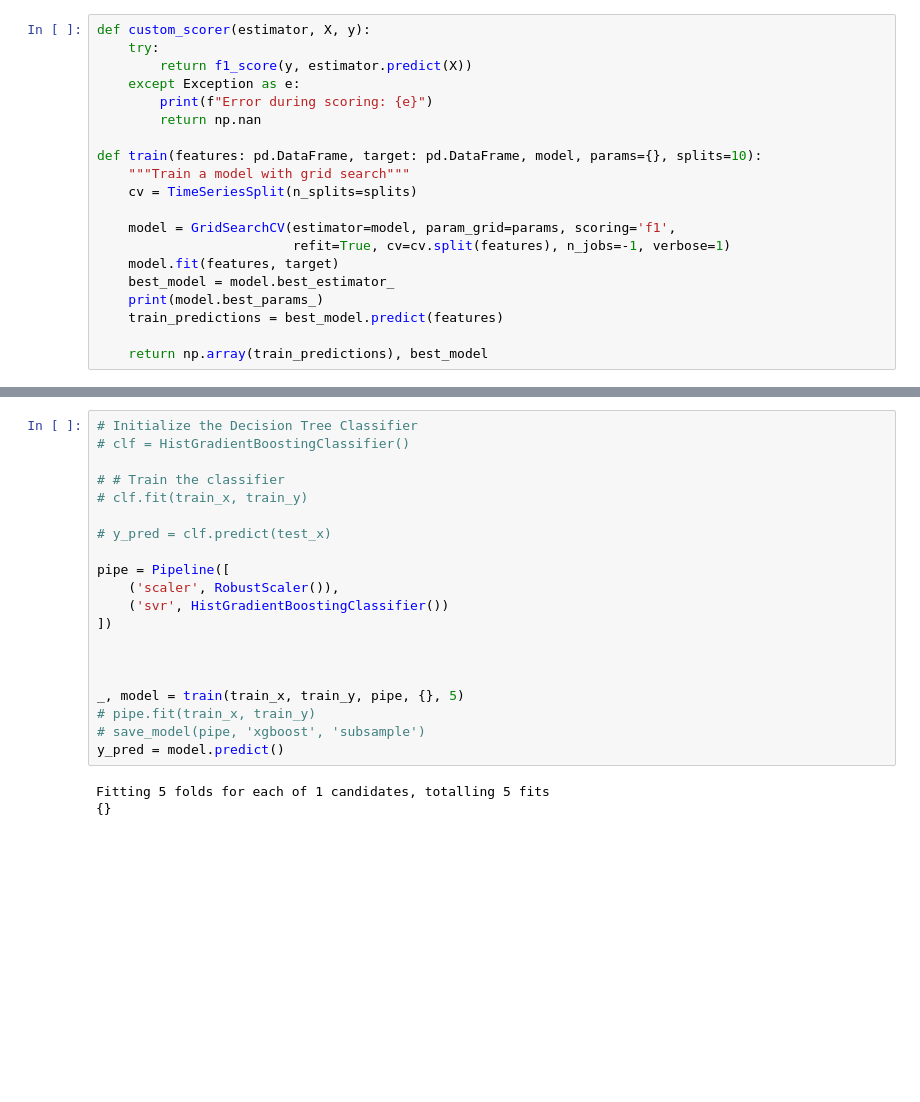
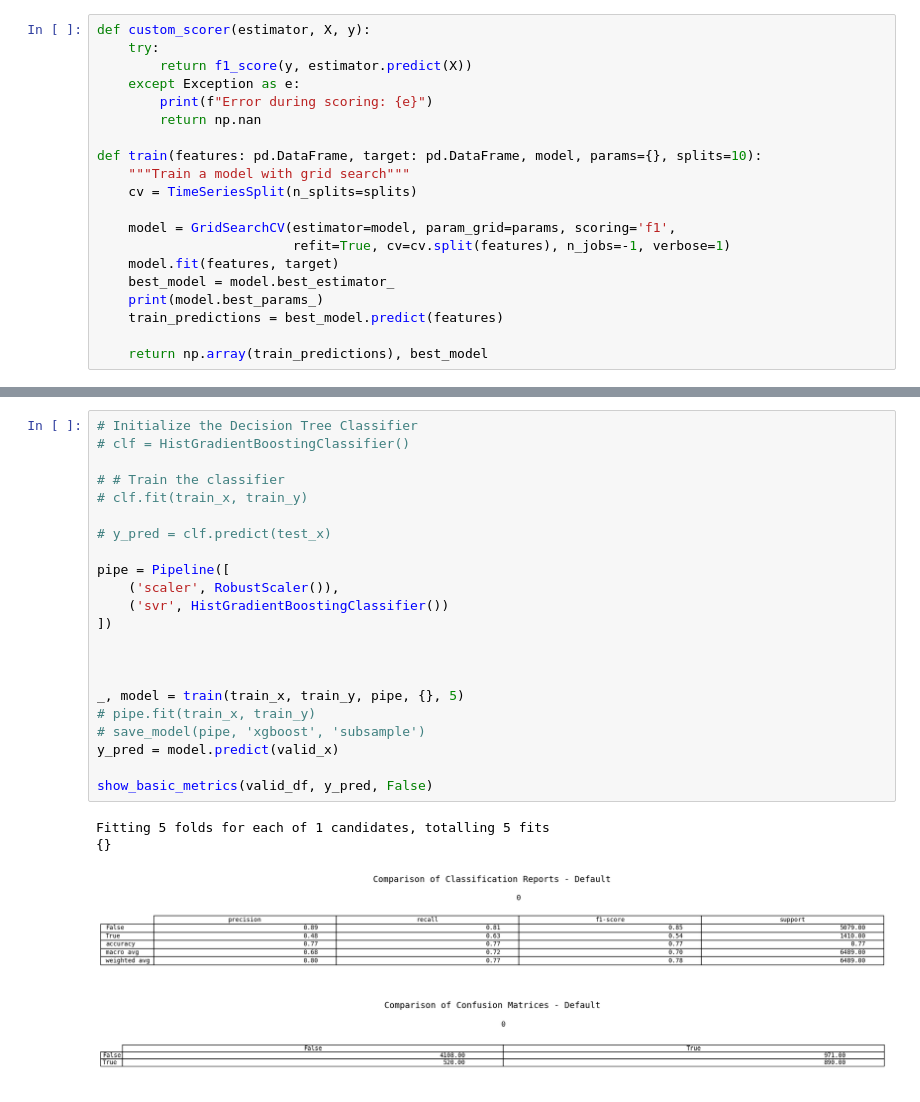
Before and after one commit to SmallNub/tweedejaars_project, a Jupyter notebook: notebooks/subsample_model.ipynb, the cells around one changed output, grey strips where cells are left out. Drawn from its saved outputs; the diff is of its cells as text; blank space fills up the shorter version.

```diff
--- a/notebooks/subsample_model.ipynb
+++ b/notebooks/subsample_model.ipynb
@@ -88,23 +84,27 @@ ids = splits['test'][2]
 # %%
 # Initialize the Decision Tree Classifier
 # clf = HistGradientBoostingClassifier()
 
 # # Train the classifier
 # clf.fit(train_x, train_y)
 
 # y_pred = clf.predict(test_x)
 
 pipe = Pipeline([
     ('scaler', RobustScaler()),
     ('svr', HistGradientBoostingClassifier())
 ])
 
 
 
 _, model = train(train_x, train_y, pipe, {}, 5)
 # pipe.fit(train_x, train_y)
 # save_model(pipe, 'xgboost', 'subsample')
-y_pred = model.predict()
+y_pred = model.predict(valid_x)
+
+show_basic_metrics(valid_df, y_pred, False)
 # %% [output]
 Fitting 5 folds for each of 1 candidates, totalling 5 fits
 {}
+[figure, added]
+[figure, added]
```
Also changed, not shown: parts of 2 cells of this notebook.
